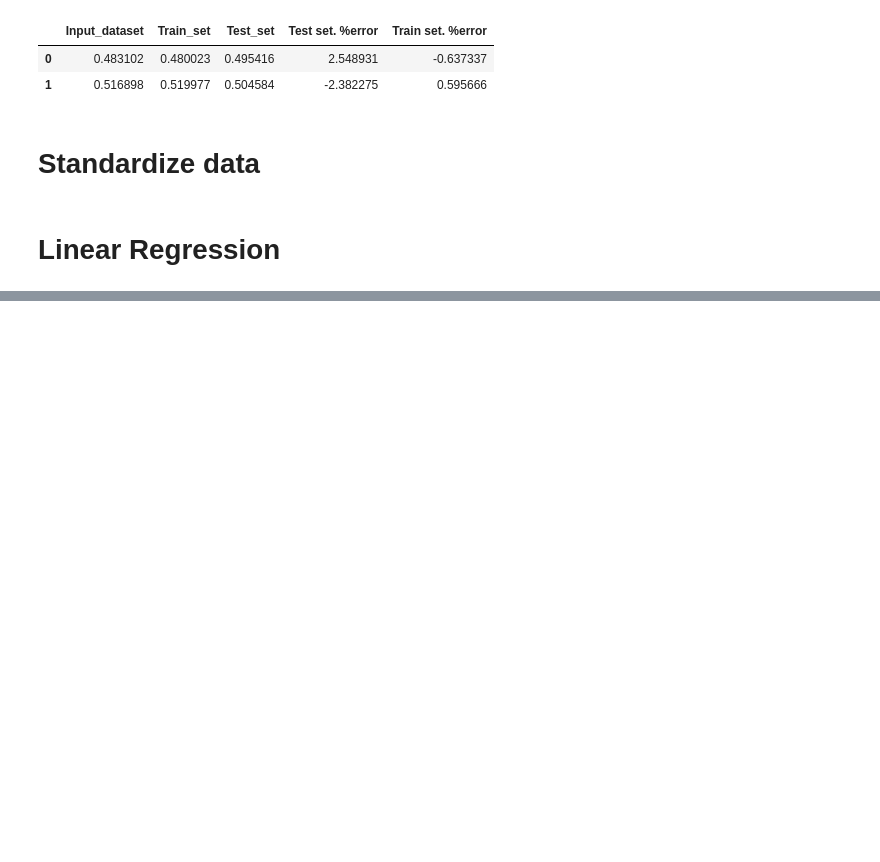
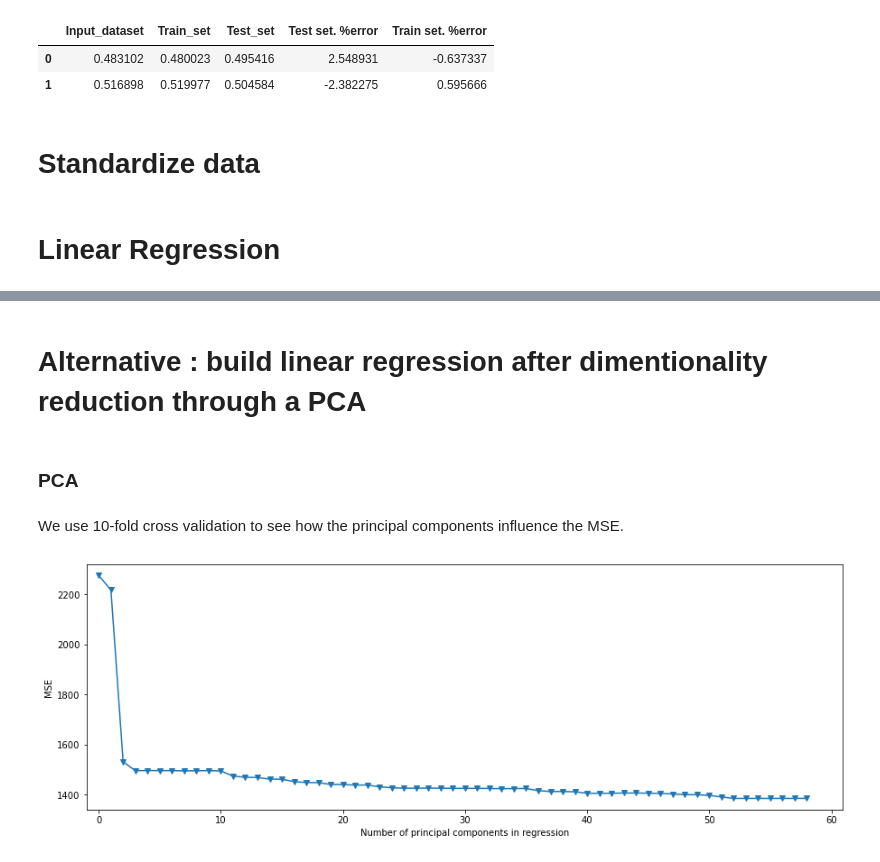
Before and after one commit to paulberard/airbnb-price-prediction-model, a Jupyter notebook: notebooks/Tanguy/Linear regression.ipynb, the cells around one changed output, grey strips where cells are left out. Cells and saved outputs as stored; diff of their text form; code cells hidden in the pictures; blank space fills up the shorter version.

Commit message:
Linear regression end + xgboost

```diff
--- a/notebooks/Tanguy/Linear regression.ipynb
+++ b/notebooks/Tanguy/Linear regression.ipynb
@@ -140,0 +262,7 @@ scaler = StandardScaler()
+# %%
+X = data.drop('Price', axis=1)
+y = data["Price"].copy()
+
+std_scaler = StandardScaler()
+std_scaler.fit(X[numerical_features])
+X[numerical_features] = std_scaler.transform(X[numerical_features])
@@ -140,0 +377,40 @@ scaler = StandardScaler()
+# %% [markdown]
+# Alternative : build linear regression after dimentionality reduction through a PCA
+# %% [markdown]
+### PCA
+# %%
+pca = PCA()
+X_reduced = pca.fit_transform(scale(data.drop('Price', axis=1)))
+y = data['Price']
+
+X_reduced_train, X_reduced_test, y_train, y_test = train_test_split(
+    X_reduced, y, test_size=0.2, random_state=0
+)
+# %% [markdown]
+We use 10-fold cross validation to see how the principal components influence the MSE.
+# %%
+# 10-fold CV, with shuffle
+n = len(X_reduced_train)
+
+kf_10 = KFold( n_splits=10, shuffle=True, random_state=0)
+
+regr = LinearRegression()
+mse = []
+
+# Calculate MSE with only the intercept (no principal components in regression)
+score = -1*cross_val_score(regr, np.ones((n,1)), y_train, cv=kf_10, scoring='neg_mean_squared_error').mean()
+mse.append(score)
+
+# Calculate MSE using CV for the 58 principal components, adding one component at the time.
+for i in np.arange(1, len(X_reduced_train[0])+1):
+    score = -1*cross_val_score(regr, X_reduced_train[:,:i], y_train, cv=kf_10, scoring='neg_mean_squared_error').mean()
+    mse.append(score)
+
+# Plot results
+plt.figure(figsize=(15,5))
+plt.plot(mse, '-v')
+plt.xlabel('Number of principal components in regression')
+plt.ylabel('MSE')
+plt.xlim(xmin=-1);
+# %% [output]
+[figure, added]
```
Also changed, not shown: parts of 38 cells of this notebook, 2 other files.
